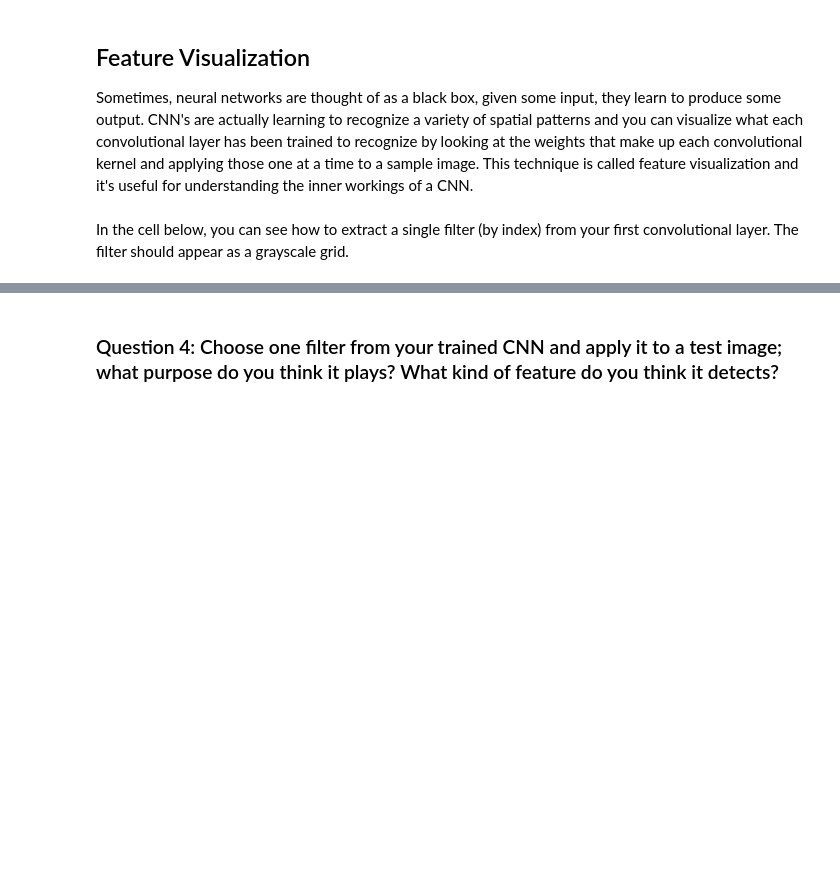
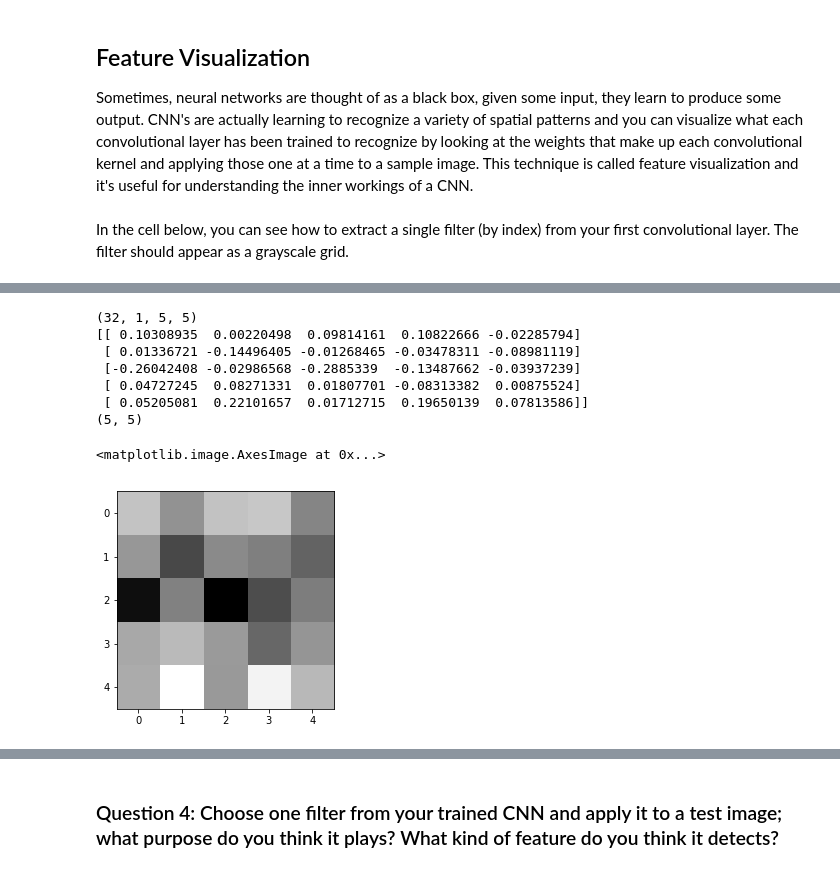
Before and after one commit to vishalmahulkar/Facial-Keypoint-Detection, a Jupyter notebook: 2. Define the Network Architecture.ipynb, the cells around one changed output, grey strips where cells are left out. Cells and saved outputs as stored; diff of their text form; code cells hidden in the pictures; blank space fills up the shorter version.

Commit message:
Latest Model

```diff
--- a/2. Define the Network Architecture.ipynb
+++ b/2. Define the Network Architecture.ipynb
@@ -569,3 +581,21 @@ After you've trained a well-performing model, answer the following questions so
 Sometimes, neural networks are thought of as a black box, given some input, they learn to produce some output. CNN's are actually learning to recognize a variety of spatial patterns and you can visualize what each convolutional layer has been trained to recognize by looking at the weights that make up each convolutional kernel and applying those one at a time to a sample image. This technique is called feature visualization and it's useful for understanding the inner workings of a CNN.
 # %% [markdown]
 In the cell below, you can see how to extract a single filter (by index) from your first convolutional layer. The filter should appear as a grayscale grid.
+# %%
+import torch
+import torch.nn as nn
+import torch.nn.functional as F
+
+device = torch.device('cuda' if torch.cuda.is_available() else 'cpu')
+
+## TODO: Once you've define the network, you can instantiate it
+# one example conv layer has been provided for you
+from models import Net
+
+net = Net()
+
+model_dir = 'saved_models/'
+model_name = 'keypoints_model_final.pt'
+
+net.load_state_dict(torch.load(model_dir+model_name))
+net.eval()
@@ -572,17 +620,28 @@ In the cell below, you can see how to extract a single filter (by index) from yo
 # %%
 # Get the weights in the first conv layer, "conv1"
 # if necessary, change this to reflect the name of your first conv layer
 weights1 = net.conv1.weight.data
 
-w = weights1.numpy()
+w = weights1.cpu().numpy()
 
-filter_index = 0
+filter_index = 1
 
+print(w.shape)
 print(w[filter_index][0])
 print(w[filter_index][0].shape)
 
 # display the filter weights
 plt.imshow(w[filter_index][0], cmap='gray')
+# %% [output]
+(32, 1, 5, 5)
+[[ 0.10308935  0.00220498  0.09814161  0.10822666 -0.02285794]
+ [ 0.01336721 -0.14496405 -0.01268465 -0.03478311 -0.08981119]
+ [-0.26042408 -0.02986568 -0.2885339  -0.13487662 -0.03937239]
+ [ 0.04727245  0.08271331  0.01807701 -0.08313382  0.00875524]
+ [ 0.05205081  0.22101657  0.01712715  0.19650139  0.07813586]]
+(5, 5)
+<matplotlib.image.AxesImage at 0x...>
+[figure, added]
 # %% [markdown]
 ## Feature maps
 
```
Also changed, not shown: parts of 27 cells of this notebook, 6 other files.
